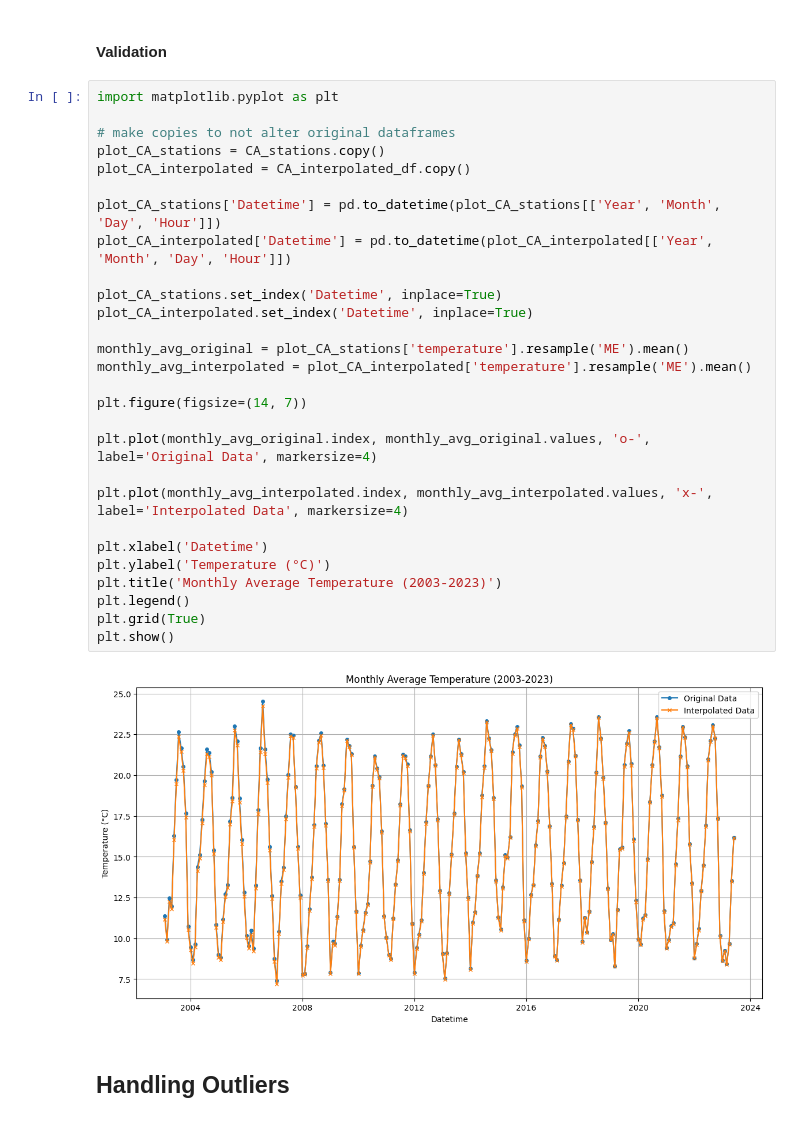
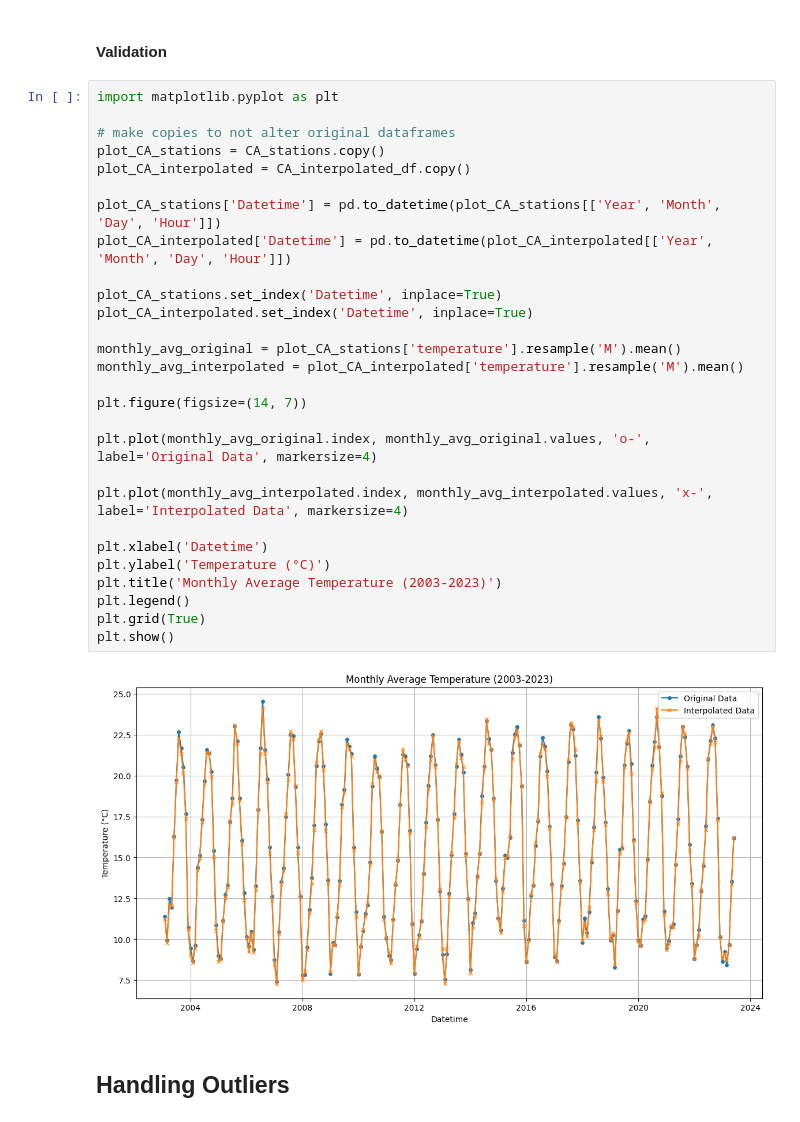
Before and after one commit to lizbethkr/PHIT-Project-1, a Jupyter notebook: notebooks/01_data_preprocessing.ipynb, the cells around one changed output. Drawn from its saved outputs; the diff is of its cells as text.

```diff
--- a/notebooks/01_data_preprocessing.ipynb
+++ b/notebooks/01_data_preprocessing.ipynb
@@ -324,33 +332,33 @@ dtype: float64
 # %%
 import matplotlib.pyplot as plt
 
 # make copies to not alter original dataframes
 plot_CA_stations = CA_stations.copy()
 plot_CA_interpolated = CA_interpolated_df.copy()
 
 plot_CA_stations['Datetime'] = pd.to_datetime(plot_CA_stations[['Year', 'Month', 'Day', 'Hour']])
 plot_CA_interpolated['Datetime'] = pd.to_datetime(plot_CA_interpolated[['Year', 'Month', 'Day', 'Hour']])
 
 plot_CA_stations.set_index('Datetime', inplace=True)
 plot_CA_interpolated.set_index('Datetime', inplace=True)
 
-monthly_avg_original = plot_CA_stations['temperature'].resample('ME').mean()
-monthly_avg_interpolated = plot_CA_interpolated['temperature'].resample('ME').mean()
+monthly_avg_original = plot_CA_stations['temperature'].resample('M').mean()
+monthly_avg_interpolated = plot_CA_interpolated['temperature'].resample('M').mean()
 
 plt.figure(figsize=(14, 7))
 
 plt.plot(monthly_avg_original.index, monthly_avg_original.values, 'o-', label='Original Data', markersize=4)
 
 plt.plot(monthly_avg_interpolated.index, monthly_avg_interpolated.values, 'x-', label='Interpolated Data', markersize=4)
 
 plt.xlabel('Datetime')
 plt.ylabel('Temperature (°C)')
 plt.title('Monthly Average Temperature (2003-2023)')
 plt.legend()
 plt.grid(True)
 plt.show()
 # %% [output]
-[figure, old version]
+[figure, new version]
 # %% [markdown]
 ## Handling Outliers
 # %% [markdown]
```
Also changed, not shown: parts of 8 cells of this notebook, 25 other files.
